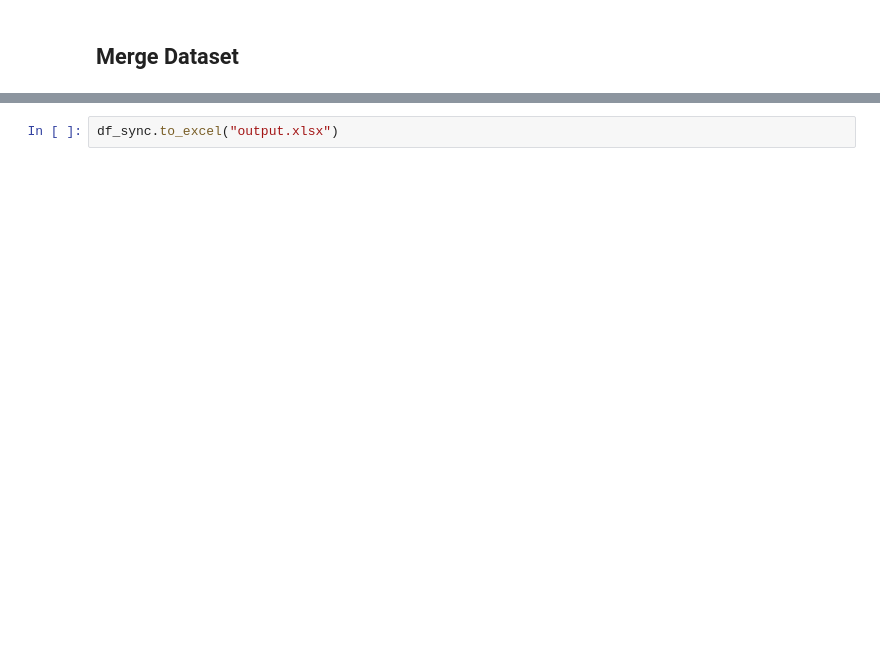
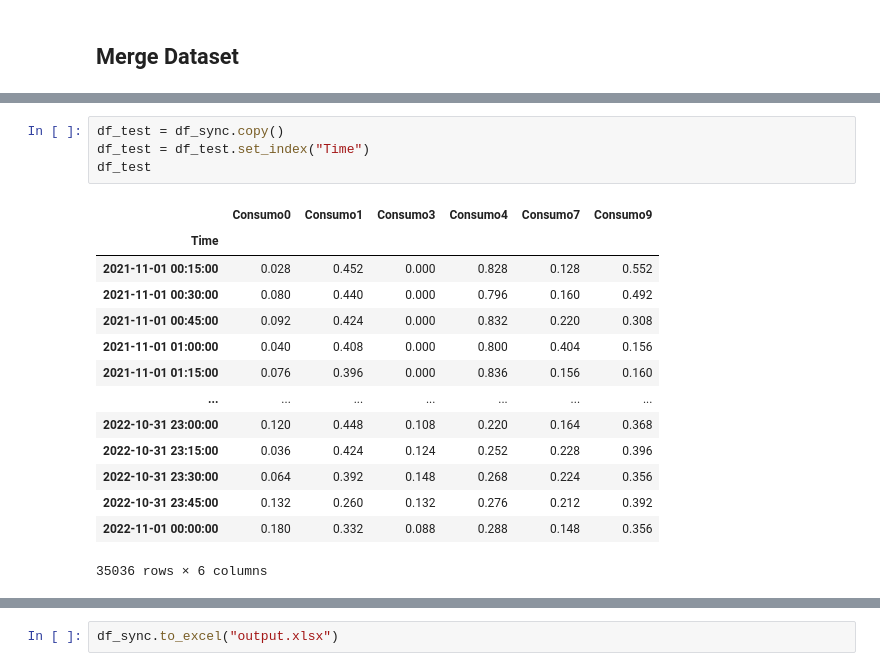
Before and after one commit to franciscomonteiro85/rec-energy-prediction-algorithm, a Jupyter notebook: Dataset_Merging.ipynb, the cells around one changed output, grey strips where cells are left out. Drawn from its saved outputs; the diff is of its cells as text; blank space fills up the shorter version.

Commit message:
Added individual tests for ensemble

```diff
--- a/Dataset_Merging.ipynb
+++ b/Dataset_Merging.ipynb
@@ -138,0 +142,19 @@ Consumo6: 0.0 - 5.656
+# %%
+df_test = df_sync.copy()
+df_test = df_test.set_index("Time")
+df_test
+# %% [output]
+|  | Consumo0 | Consumo1 | Consumo3 | Consumo4 | Consumo7 | Consumo9 |
+| Time |  |  |  |  |  |  |
+| 2021-11-01 00:15:00 | 0.028 | 0.452 | 0.000 | 0.828 | 0.128 | 0.552 |
+| 2021-11-01 00:30:00 | 0.080 | 0.440 | 0.000 | 0.796 | 0.160 | 0.492 |
+| 2021-11-01 00:45:00 | 0.092 | 0.424 | 0.000 | 0.832 | 0.220 | 0.308 |
+| 2021-11-01 01:00:00 | 0.040 | 0.408 | 0.000 | 0.800 | 0.404 | 0.156 |
+| 2021-11-01 01:15:00 | 0.076 | 0.396 | 0.000 | 0.836 | 0.156 | 0.160 |
+| ... | ... | ... | ... | ... | ... | ... |
+| 2022-10-31 23:00:00 | 0.120 | 0.448 | 0.108 | 0.220 | 0.164 | 0.368 |
+| 2022-10-31 23:15:00 | 0.036 | 0.424 | 0.124 | 0.252 | 0.228 | 0.396 |
+| 2022-10-31 23:30:00 | 0.064 | 0.392 | 0.148 | 0.268 | 0.224 | 0.356 |
+| 2022-10-31 23:45:00 | 0.132 | 0.260 | 0.132 | 0.276 | 0.212 | 0.392 |
+| 2022-11-01 00:00:00 | 0.180 | 0.332 | 0.088 | 0.288 | 0.148 | 0.356 |
+35036 rows × 6 columns
```
Also changed, not shown: parts of 12 cells of this notebook, 6 other files.
